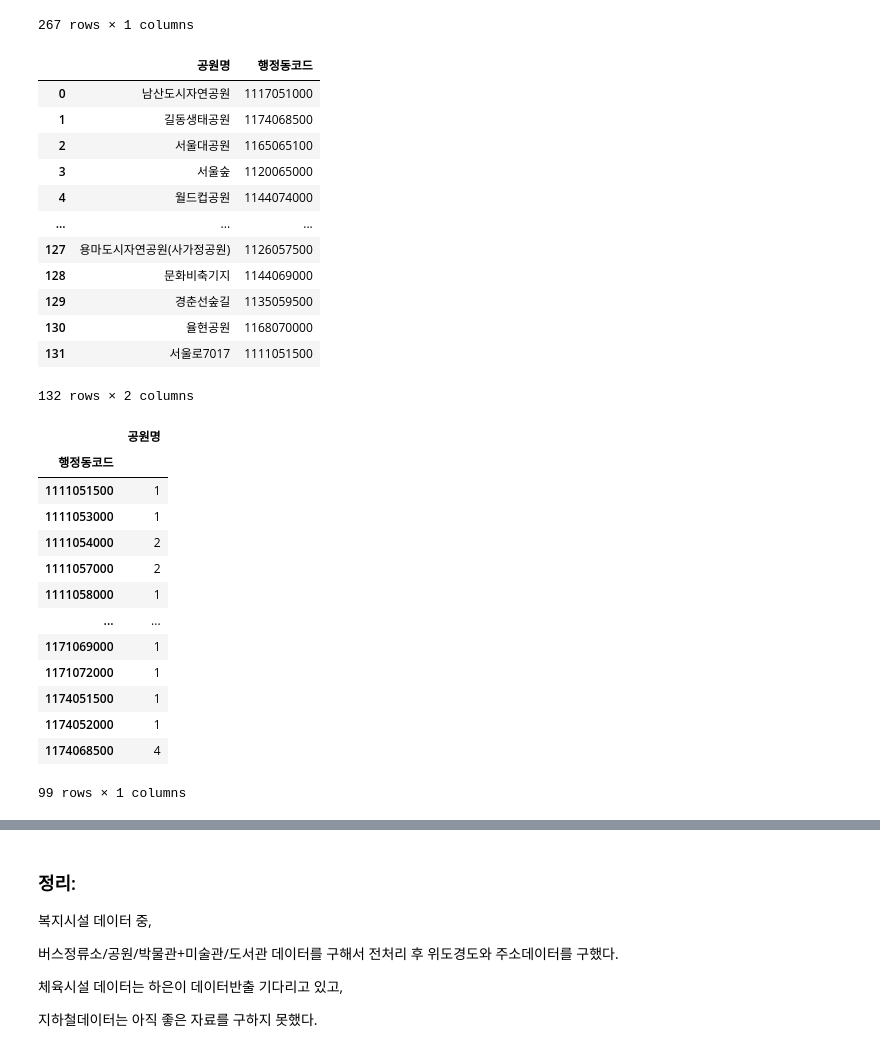
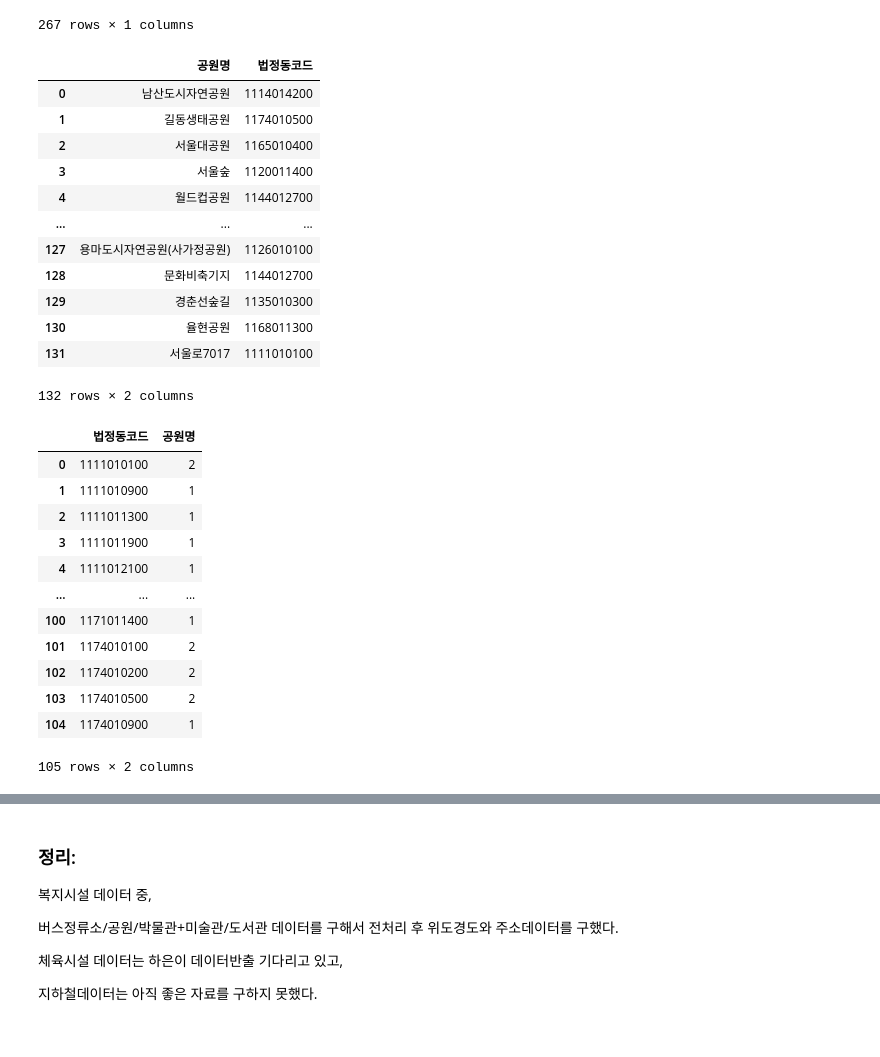
Before and after one commit to gyuholee94/seoul_contest, a Jupyter notebook: Gyuho.ipynb, the cells around one changed output, grey strips where cells are left out. Drawn from its saved outputs; the diff is of its cells as text; code cells hidden in the pictures.

```diff
--- a/Gyuho.ipynb
+++ b/Gyuho.ipynb
@@ -239,0 +208,4 @@ dong_loc[dong_loc['코드종류']=='H']
+# %%
+dong_loc = dong_loc[dong_loc['코드종류']=='B']#법정동 코드 불러오기. 이유는 행정동코드는 위도경도를 중복시켜놔서 1동과 2동을 같은 위치로 보는 경우가 많음. 425개 살려야하는데, 267개밖에 살리지 못한다. 법정동으로 매칭시키고 다시 행정동에 배정하기.
+dong_loc = dong_loc[dong_loc['시도']=='서울특별시']#서울만 사용
+dong_loc
@@ -407,8 +404,6 @@ dong_loc.head()
 # %%
-dong_loc = dong_loc[dong_loc['시도']=='서울특별시']
-dong_loc = dong_loc[dong_loc['코드종류']=='H']
-dong_loc_df = dong_loc[['코드','읍면동','위도','경도']]
-dong_loc_df.columns = ['행정동코드','동','위도','경도']
+dong_loc_df = dong_loc[['코드','위도','경도']]
+dong_loc_df.columns = ['법정동코드','위도','경도']
 # %%
 dong.head()
 # %% [output]
@@ -1166,18 +1087,18 @@ lib_gu_map.groupby(['구']).count()
 # 동단위
 # %%
 def dong_mapping(loc_df, data_df, name):
-    close_dong = {'행정동코드' : [], '{}'.format(name) : []}
+    close_dong = {'법정동코드' : [], '{}'.format(name) : []}
     for idx, data in tqdm(enumerate(data_df['{}'.format(name)])):
         start = (float(data_df.iloc[idx]['위도']), float(data_df.iloc[idx]['경도']))
         distance_dic = {}
-        for idx, dong in enumerate(loc_df.행정동코드):#loc_df가 바뀌면 같이 바꿔주어야 함
+        for idx, dong in enumerate(loc_df.법정동코드):#loc_df가 바뀌면 같이 바꿔주어야 함
             goal = (loc_df.iloc[idx]['위도'].mean(), loc_df.iloc[idx]['경도'].mean())
             distance_dic[dong] = float(haversine(start, goal))
         closest = sorted((value, key) for key, value in distance_dic.items())[0][1]
-        close_dong['행정동코드'].append(closest)
+        close_dong['법정동코드'].append(closest)
         close_dong['{}'.format(name)].append(data)
     mapping = pd.DataFrame(close_dong)
-    mapping = mapping[['{}'.format(name),'행정동코드']]
+    mapping = mapping[['{}'.format(name),'법정동코드']]
     return mapping
 # %%
 dong_loc_df
@@ -1233,39 +1154,38 @@ bus_dong_map
 267 rows × 1 columns
 # %%
 park_dong_mapping = dong_mapping(dong_loc_df, park_df, '공원명')
-park_dong_mapping.to_pickle('공원행정동매칭.pkl')
+park_dong_mapping.to_pickle('공원법정동매칭.pkl')
 park_dong_mapping
 # %% [output]
-|  | 공원명 | 행정동코드 |
-| 0 | 남산도시자연공원 | 1117051000 |
-| 1 | 길동생태공원 | 1174068500 |
-| 2 | 서울대공원 | 1165065100 |
-| 3 | 서울숲 | 1120065000 |
-| 4 | 월드컵공원 | 1144074000 |
+|  | 공원명 | 법정동코드 |
+| 0 | 남산도시자연공원 | 1114014200 |
+| 1 | 길동생태공원 | 1174010500 |
+| 2 | 서울대공원 | 1165010400 |
+| 3 | 서울숲 | 1120011400 |
+| 4 | 월드컵공원 | 1144012700 |
 | ... | ... | ... |
-| 127 | 용마도시자연공원(사가정공원) | 1126057500 |
-| 128 | 문화비축기지 | 1144069000 |
-| 129 | 경춘선숲길 | 1135059500 |
-| 130 | 율현공원 | 1168070000 |
-| 131 | 서울로7017 | 1111051500 |
+| 127 | 용마도시자연공원(사가정공원) | 1126010100 |
+| 128 | 문화비축기지 | 1144012700 |
+| 129 | 경춘선숲길 | 1135010300 |
+| 130 | 율현공원 | 1168011300 |
+| 131 | 서울로7017 | 1111010100 |
 132 rows × 2 columns
 # %%
-park_dong_map = park_dong_mapping.groupby(['행정동코드']).count()
+park_dong_map = park_dong_mapping.groupby(['법정동코드']).count().reset_index()
 park_dong_map
 # %% [output]
-|  | 공원명 |
-| 행정동코드 |  |
-| 1111051500 | 1 |
-| 1111053000 | 1 |
-| 1111054000 | 2 |
-| 1111057000 | 2 |
-| 1111058000 | 1 |
-| ... | ... |
-| 1171069000 | 1 |
-| 1171072000 | 1 |
-| 1174051500 | 1 |
-| 1174052000 | 1 |
-| 1174068500 | 4 |
+|  | 법정동코드 | 공원명 |
+| 0 | 1111010100 | 2 |
+| 1 | 1111010900 | 1 |
+| 2 | 1111011300 | 1 |
+| 3 | 1111011900 | 1 |
+| 4 | 1111012100 | 1 |
+| ... | ... | ... |
+| 100 | 1171011400 | 1 |
+| 101 | 1174010100 | 2 |
+| 102 | 1174010200 | 2 |
+| 103 | 1174010500 | 2 |
+| 104 | 1174010900 | 1 |
-99 rows × 1 columns
+105 rows × 2 columns
 # %%
 museum_dong_mapping = dong_mapping(dong_loc_df, museum_df, '시설명')
```
Also changed, not shown: parts of 71 cells of this notebook, 7 other files.
